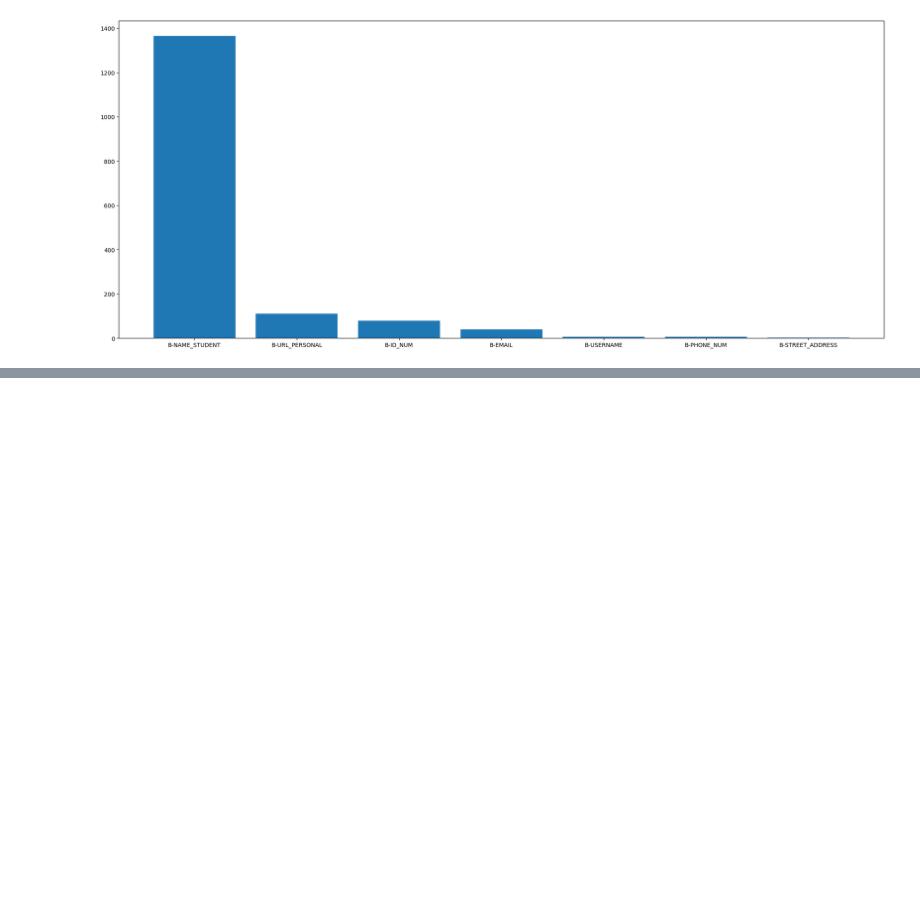
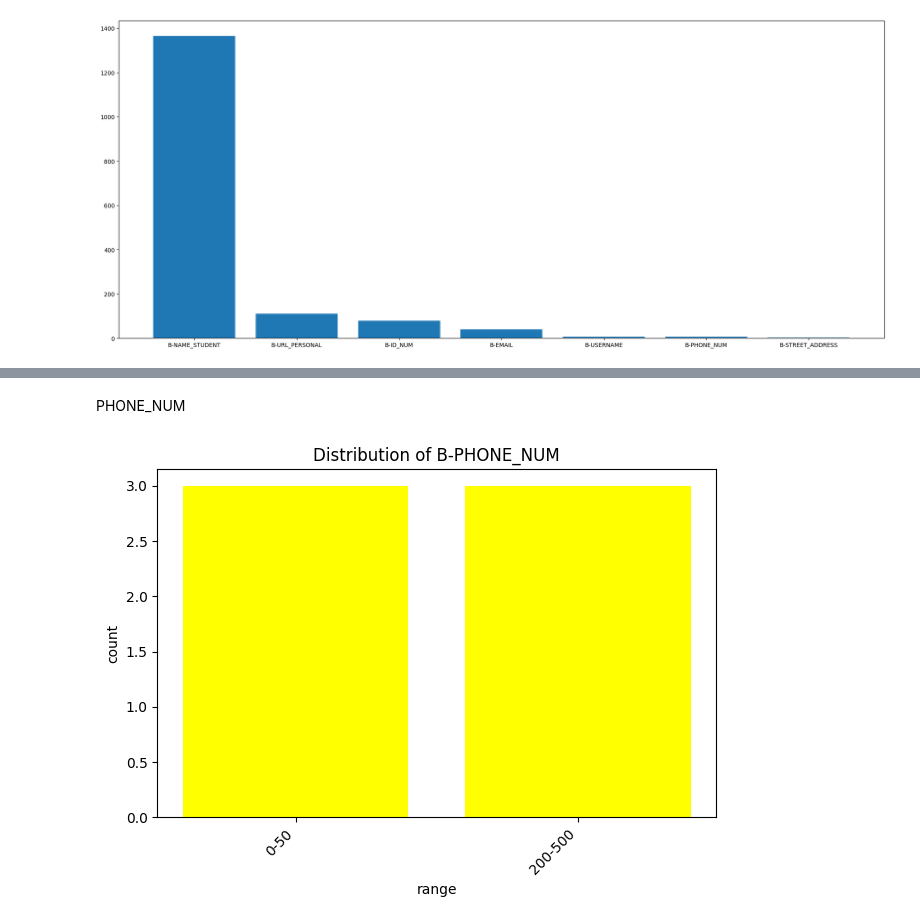
Before and after one commit to tubks/pii-projet-tal, a Jupyter notebook: notebooks/data_exploration.ipynb, the cells around one changed output, grey strips where cells are left out. Cells and saved outputs as stored; diff of their text form; code cells hidden in the pictures; blank space fills up the shorter version.

```diff
--- a/notebooks/data_exploration.ipynb
+++ b/notebooks/data_exploration.ipynb
@@ -315,0 +352,6 @@ df = pd.DataFrame(data)
+# %% [markdown]
+PHONE_NUM
+# %%
+plot_label_distribution(df, label='B-PHONE_NUM', color='yellow')
+# %% [output]
+[figure, added]
```
Also changed, not shown: parts of 19 cells of this notebook.
